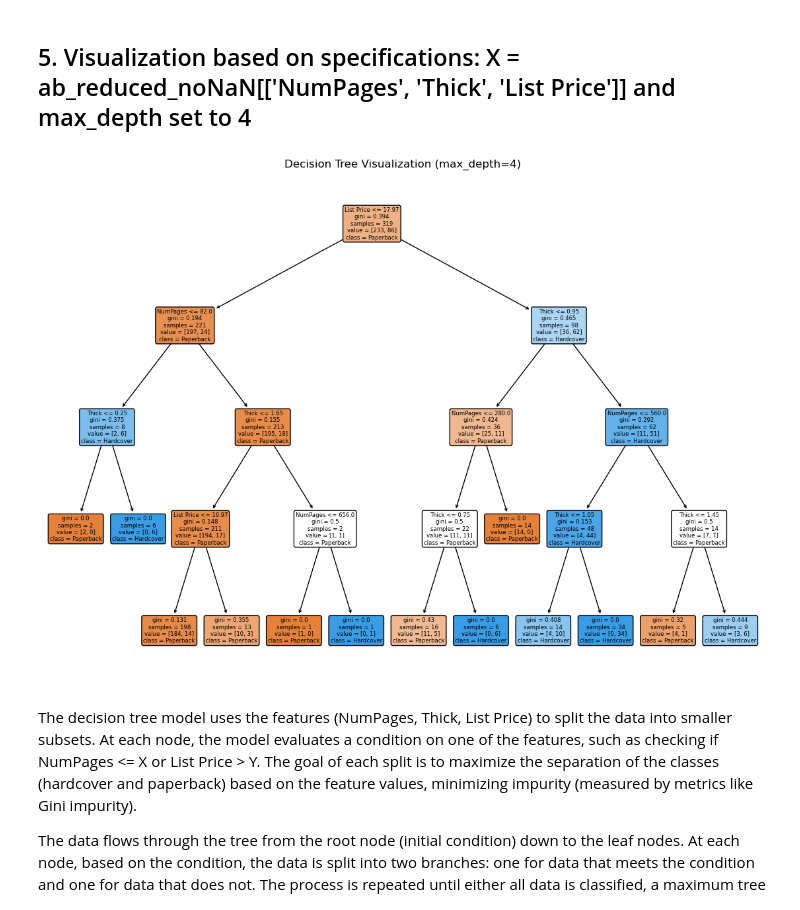
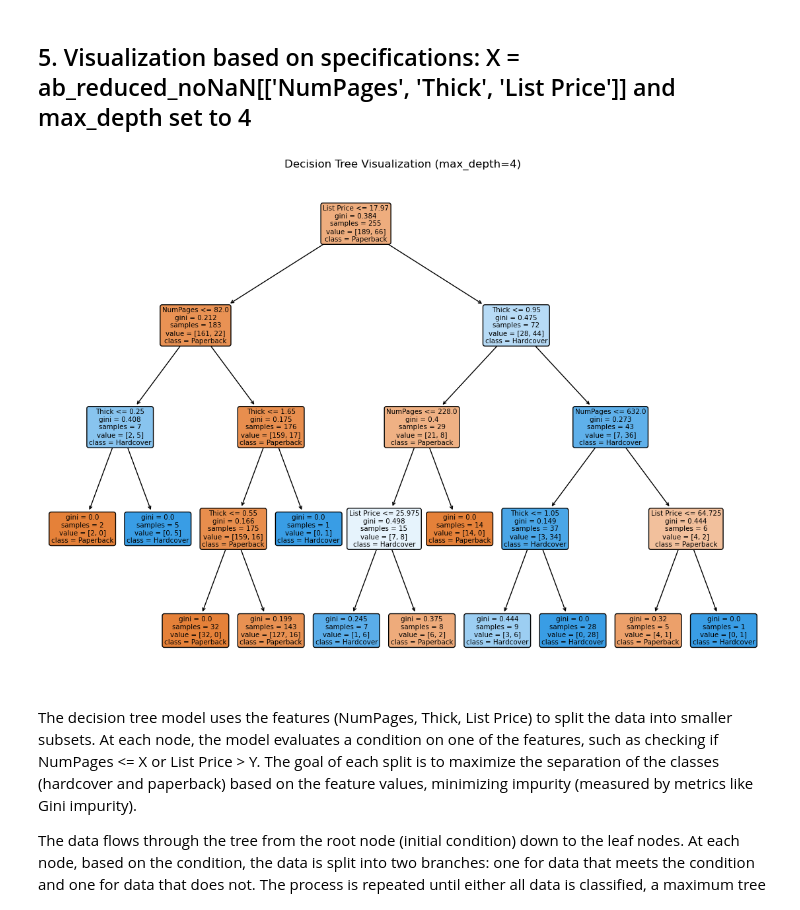
Before and after one commit to RasyidRP/STA130H1-F, a Jupyter notebook: STA130_HW8.ipynb, the cells around one changed output. Saved outputs shown, nothing was run; the diff lists cells and outputs as text; code cells hidden in the pictures.

```diff
--- a/STA130_HW8.ipynb
+++ b/STA130_HW8.ipynb
@@ -474,20 +474,20 @@ Chatbot log link: https://chatgpt.com/share/673c0812-d2fc-8005-892f-25094ba9d916
 ## 5. Visualization based on specifications: X = ab_reduced_noNaN[['NumPages', 'Thick', 'List Price']] and max_depth set to 4
 # %%
 # Preparing the data for the new classification tree
-X = ab_reduced_noNaN[['NumPages', 'Thick', 'List Price']]
-y = pd.get_dummies(ab_reduced_noNaN["Hard_or_Paper"])['H']
+X_train = ab_reduced_noNaN_train[['NumPages', 'Thick', 'List Price']]
+y_train = pd.get_dummies(ab_reduced_noNaN_train["Hard_or_Paper"])['H']
 
 # Defining and fitting a DecisionTreeClassifier with max_depth set to 4
 clf_new = DecisionTreeClassifier(max_depth=4, random_state=42)
-clf_new.fit(X, y)
+clf_new.fit(X_train, y_train)
 
 # Visualizing the new classification tree
 plt.figure(figsize=(14, 10))
 tree.plot_tree(clf_new, feature_names=['NumPages', 'Thick', 'List Price'], class_names=['Paperback', 'Hardcover'], filled=True, rounded=True)
 plt.title("Decision Tree Visualization (max_depth=4)")
 plt.show()
 # %% [output]
-[figure, old version]
+[figure, new version]
 # %% [markdown]
 The decision tree model uses the features (NumPages, Thick, List Price) to split the data into smaller subsets. At each node, the model evaluates a condition on one of the features, such as checking if NumPages <= X or List Price > Y. The goal of each split is to maximize the separation of the classes (hardcover and paperback) based on the feature values, minimizing impurity (measured by metrics like Gini impurity).
 
```
Also changed, not shown: parts of 6 cells of this notebook.
